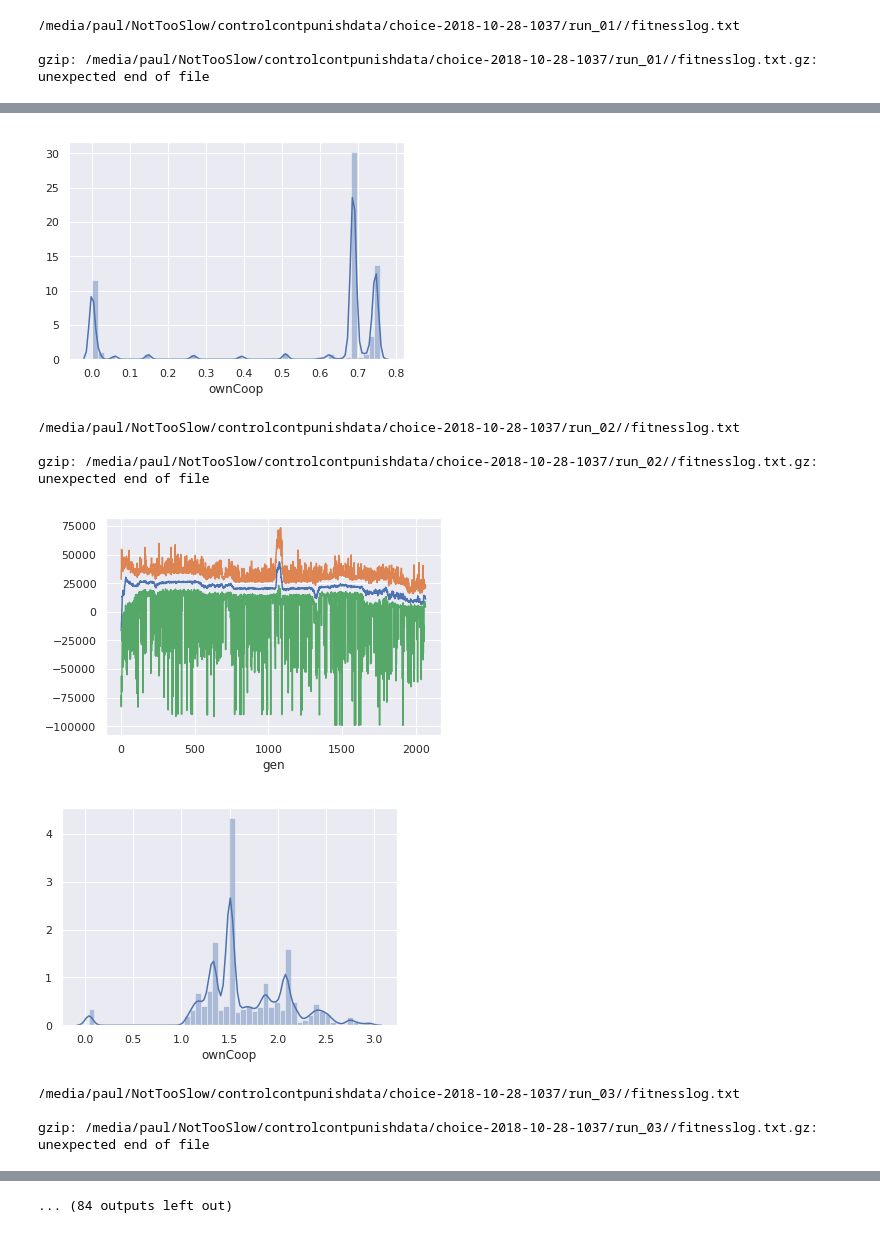
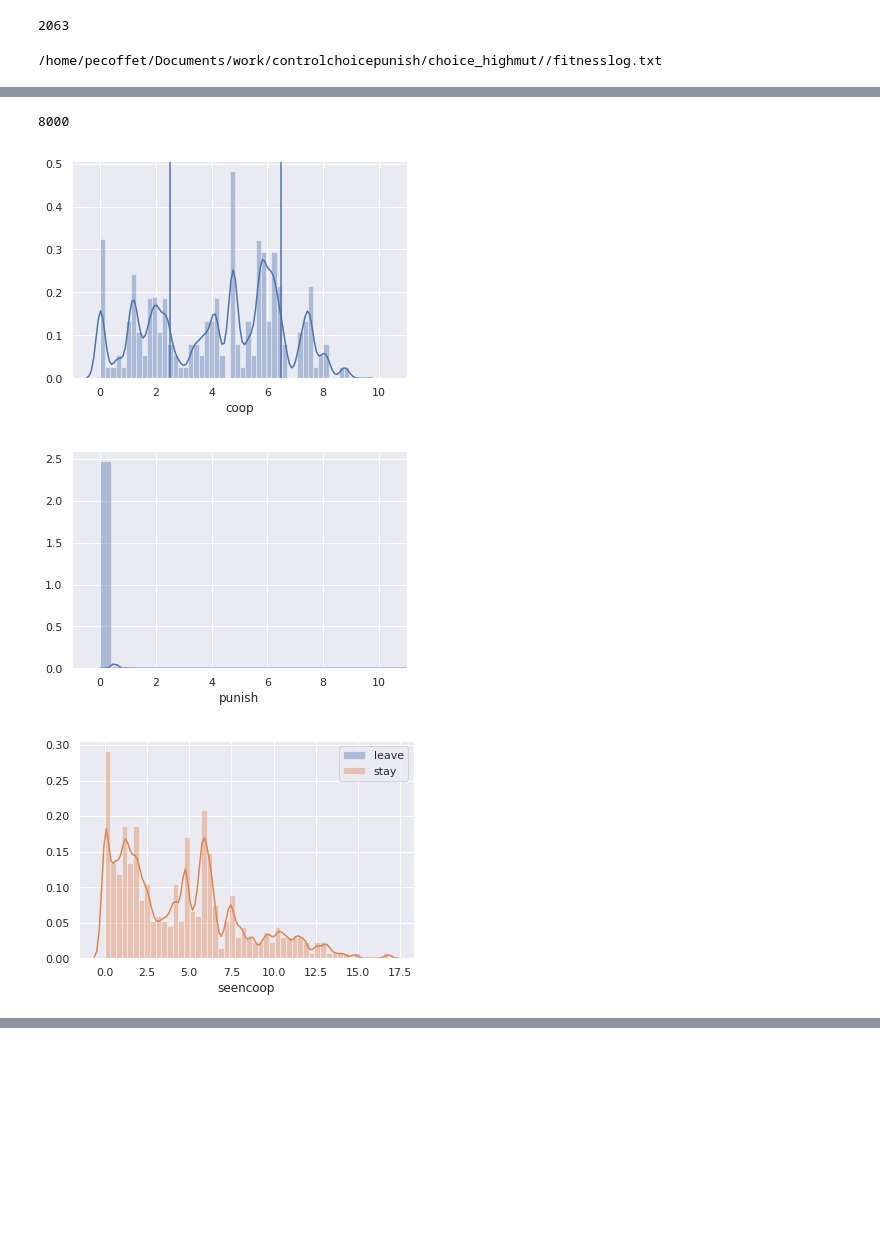
Before and after one commit to PaulEcoffet/controlchoicepunish, a Jupyter notebook: fitness_plot.ipynb, the cells around one changed output, grey strips where cells are left out. Cells and saved outputs as stored; diff of their text form; code cells hidden in the pictures; blank space fills up the shorter version.

```diff
--- a/fitness_plot.ipynb
+++ b/fitness_plot.ipynb
@@ -5,22 +5,39 @@ import pandas as pd
 import matplotlib.pyplot as plt
 sns.set()
 import glob
+# %%
+fit['gen'].max()
+# %% [output]
+2063
 # %%
-paths = '/media/paul/NotTooSlow/controlcontpunishdata/choice-2018-10-28-1037/*/'
-for path in glob.iglob(paths):
+paths = '/data/logs/ccp/control-2018-11-06-1656/*/'
+#paths = '/home/pecoffet/Documents/work/controlchoicepunish/juliatest/'
+paths = '/home/pecoffet/Documents/work/controlchoicepunish/'
+for path in sorted(glob.iglob(paths)):
     fitpath = path + '/fitnesslog.txt'
     print(fitpath)
-    !zcat {fitpath+".gz"} > {fitpath}
-    fit = pd.read_csv(fitpath)
-    fit.groupby('gen')['fitness'].median().plot()
-    fit.groupby('gen')['fitness'].max().plot()
-    fit.groupby('gen')['fitness'].min().plot()
+    !zcat {fitpath+".gz"} > {fitpath} 2> /dev/null
+    fit = pd.read_csv(fitpath, skipinitialspace=True, names=['gen', 'agent', 'fitness'])
+    fit.groupby('gen')['fitness'].median().plot(label="median")
+    fit.groupby('gen')['fitness'].max().plot(label="max")
+    fit.groupby('gen')['fitness'].min().plot(label="min")
+    plt.title("Fitness")
     plt.show()
 
-    a = pd.read_csv(path+'/runlog_1500.txt.gz', skipinitialspace=True)
-    sns.distplot(a.query(f'fake == False')['ownCoop'])
-    plt.show()
+    for i in [8000]:
+        print(i)
+        data = pd.read_csv(path+f'/jrunlog_{i}.txt.gz', skipinitialspace=True)
+        sns.distplot(data.query(f'coef == 1 and leave < 0')['coop'])
+        plt.axvline(2.5)
+        plt.axvline(6.5)
+        plt.xlim(-1, 11)
+        plt.show()
+        sns.distplot(data.query(f'coef == 1 and leave < 0')['punish'])
+        plt.xlim(-1, 11)
+        plt.show()
+        sns.distplot(data.query('leave > 0 and newpartner == False')['seencoop'], label='leave')
+        sns.distplot(data.query('leave < 0 and newpartner == False')['seencoop'], label='stay')
+        plt.legend()
+        plt.show()
 # %% [output]
-/media/paul/NotTooSlow/controlcontpunishdata/choice-2018-10-28-1037/run_01//fitnesslog.txt
-
-gzip: /media/paul/NotTooSlow/controlcontpunishdata/choice-2018-10-28-1037/run_01//fitnesslog.txt.gz: unexpected end of file
+/home/pecoffet/Documents/work/controlchoicepunish/choice_highmut//fitnesslog.txt
@@ -28,9 +45,4 @@ gzip: /media/paul/NotTooSlow/controlcontpunishdata/choice-2018-10-28-1037/run_01
+8000
-[figure, old version]
+[figure, new version]
-/media/paul/NotTooSlow/controlcontpunishdata/choice-2018-10-28-1037/run_02//fitnesslog.txt
-
-gzip: /media/paul/NotTooSlow/controlcontpunishdata/choice-2018-10-28-1037/run_02//fitnesslog.txt.gz: unexpected end of file
-[figure, old version]
+[figure, new version]
-[figure, old version]
+[figure, new version]
-/media/paul/NotTooSlow/controlcontpunishdata/choice-2018-10-28-1037/run_03//fitnesslog.txt
-
-gzip: /media/paul/NotTooSlow/controlcontpunishdata/choice-2018-10-28-1037/run_03//fitnesslog.txt.gz: unexpected end of file
@@ -44 +48,0 @@ gzip: /media/paul/NotTooSlow/controlcontpunishdata/choice-2018-10-28-1037/run_04
-... (84 outputs left out)
```
Also changed, not shown: parts of 8 cells of this notebook, 1 other file.
